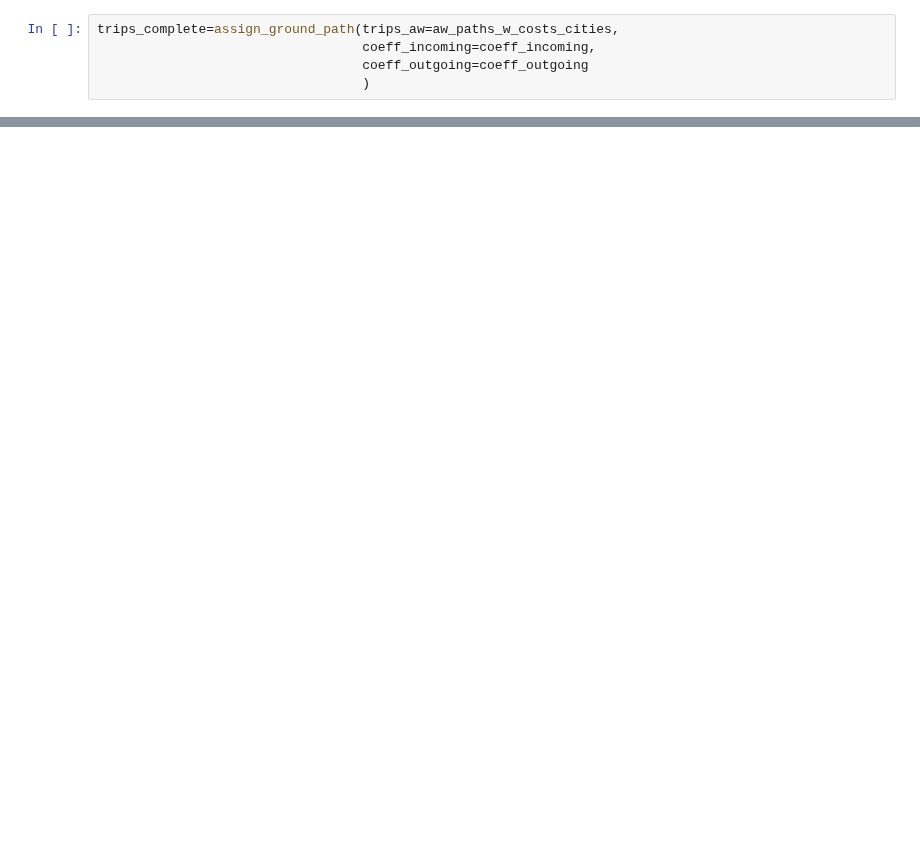
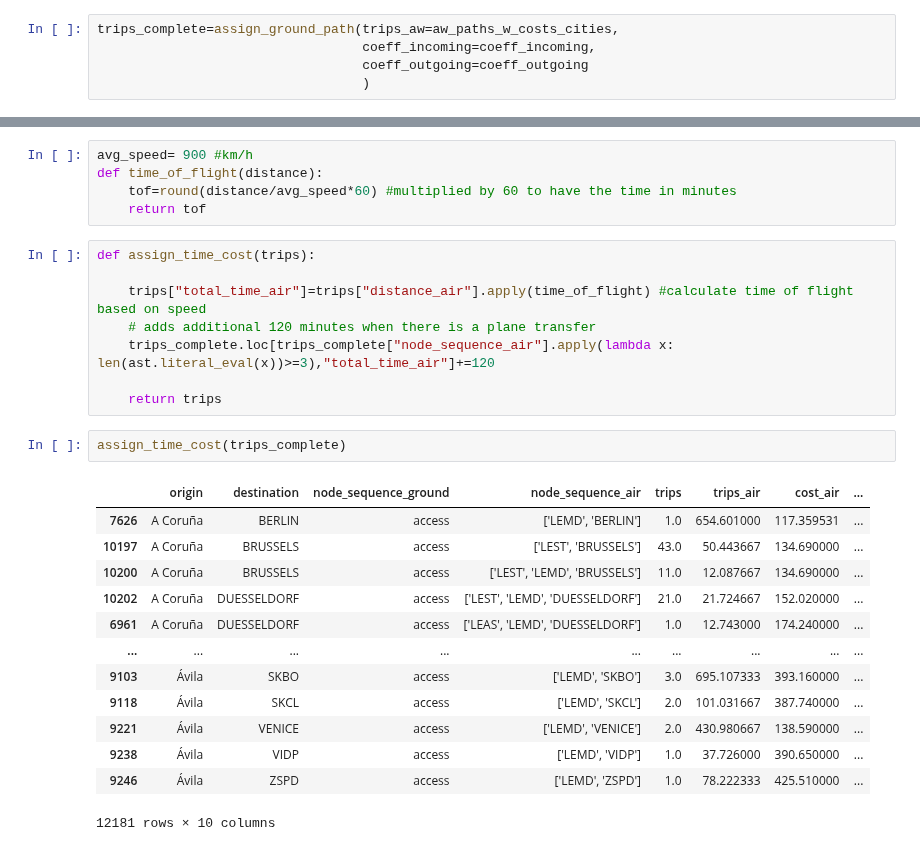
Before and after one commit to UoW-ATM/MultiModX, a Jupyter notebook: notebooks/CS11/assign_path_to_trips_from_AW.ipynb, the cells around one changed output, grey strips where cells are left out. Drawn from its saved outputs; the diff is of its cells as text; blank space fills up the shorter version.

```diff
--- a/notebooks/CS11/assign_path_to_trips_from_AW.ipynb
+++ b/notebooks/CS11/assign_path_to_trips_from_AW.ipynb
@@ -398,0 +533,29 @@ print(trips_complete[trips_complete["trips"]==3].shape[0])
+# %%
+avg_speed= 900 #km/h
+def time_of_flight(distance):
+    tof=round(distance/avg_speed*60) #multiplied by 60 to have the time in minutes
+    return tof
+# %%
+def assign_time_cost(trips):
+
+    trips["total_time_air"]=trips["distance_air"].apply(time_of_flight) #calculate time of flight based on speed
+    # adds additional 120 minutes when there is a plane transfer
+    trips_complete.loc[trips_complete["node_sequence_air"].apply(lambda x: len(ast.literal_eval(x))>=3),"total_time_air"]+=120
+
+    return trips
+# %%
+assign_time_cost(trips_complete)
+# %% [output]
+|  | origin | destination | node_sequence_ground | node_sequence_air | trips | trips_air | cost_air | ... |
+| 7626 | A Coruña | BERLIN | access | ['LEMD', 'BERLIN'] | 1.0 | 654.601000 | 117.359531 | ... |
+| 10197 | A Coruña | BRUSSELS | access | ['LEST', 'BRUSSELS'] | 43.0 | 50.443667 | 134.690000 | ... |
+| 10200 | A Coruña | BRUSSELS | access | ['LEST', 'LEMD', 'BRUSSELS'] | 11.0 | 12.087667 | 134.690000 | ... |
+| 10202 | A Coruña | DUESSELDORF | access | ['LEST', 'LEMD', 'DUESSELDORF'] | 21.0 | 21.724667 | 152.020000 | ... |
+| 6961 | A Coruña | DUESSELDORF | access | ['LEAS', 'LEMD', 'DUESSELDORF'] | 1.0 | 12.743000 | 174.240000 | ... |
+| ... | ... | ... | ... | ... | ... | ... | ... | ... |
+| 9103 | Ávila | SKBO | access | ['LEMD', 'SKBO'] | 3.0 | 695.107333 | 393.160000 | ... |
+| 9118 | Ávila | SKCL | access | ['LEMD', 'SKCL'] | 2.0 | 101.031667 | 387.740000 | ... |
+| 9221 | Ávila | VENICE | access | ['LEMD', 'VENICE'] | 2.0 | 430.980667 | 138.590000 | ... |
+| 9238 | Ávila | VIDP | access | ['LEMD', 'VIDP'] | 1.0 | 37.726000 | 390.650000 | ... |
+| 9246 | Ávila | ZSPD | access | ['LEMD', 'ZSPD'] | 1.0 | 78.222333 | 425.510000 | ... |
+12181 rows × 10 columns
```
Also changed, not shown: parts of 91 cells of this notebook.
